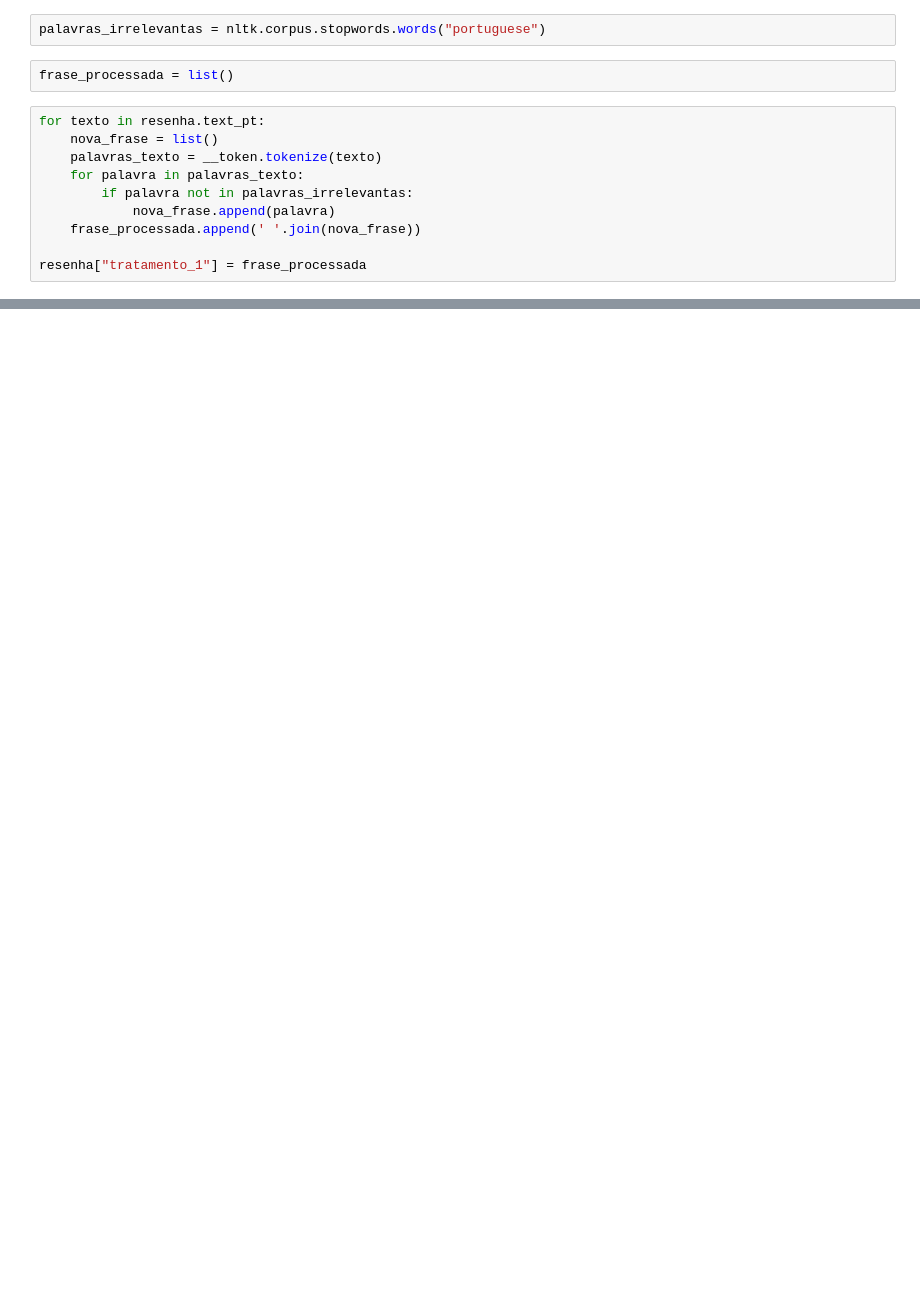
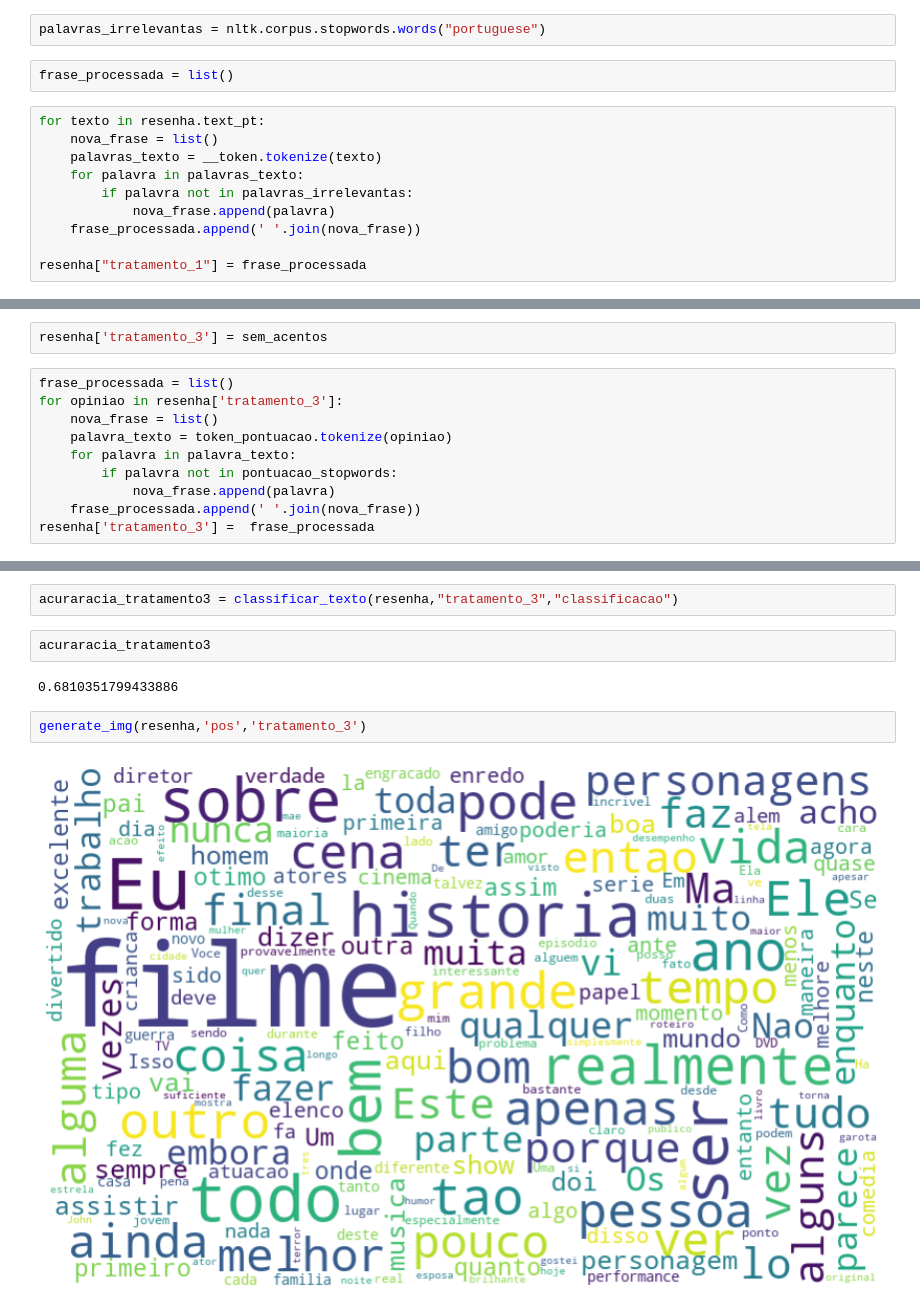
Before and after one commit to MarceloDaLuz/nlp, a Jupyter notebook: alura_nlp.ipynb, the cells around one changed output, grey strips where cells are left out. Saved outputs shown, nothing was run; the diff lists cells and outputs as text; blank space fills up the shorter version.

```diff
--- a/alura_nlp.ipynb
+++ b/alura_nlp.ipynb
@@ -150,0 +346,12 @@ palavras_irrelevantas
+# %%
+resenha['tratamento_3'] = sem_acentos
+# %%
+frase_processada = list()
+for opiniao in resenha['tratamento_3']:
+    nova_frase = list()
+    palavra_texto = token_pontuacao.tokenize(opiniao)
+    for palavra in palavra_texto:
+        if palavra not in pontuacao_stopwords:
+            nova_frase.append(palavra)
+    frase_processada.append(' '.join(nova_frase))
+resenha['tratamento_3'] =  frase_processada
@@ -150,0 +367,10 @@ palavras_irrelevantas
+# %%
+acuraracia_tratamento3 = classificar_texto(resenha,"tratamento_3","classificacao")
+# %%
+acuraracia_tratamento3
+# %% [output]
+0.6810351799433886
+# %%
+generate_img(resenha,'pos','tratamento_3')
+# %% [output]
+[figure, added]
```
Also changed, not shown: parts of 62 cells of this notebook.
